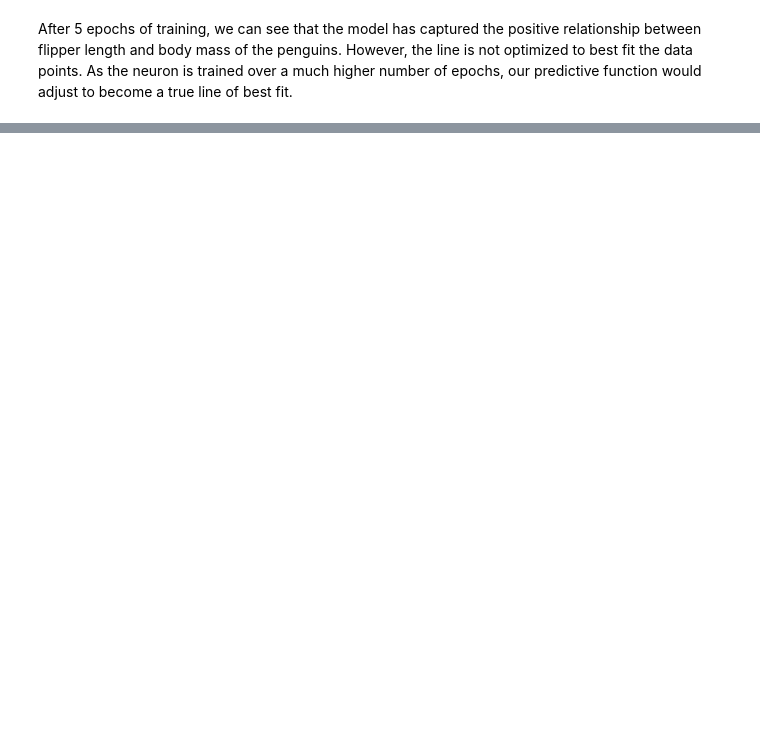
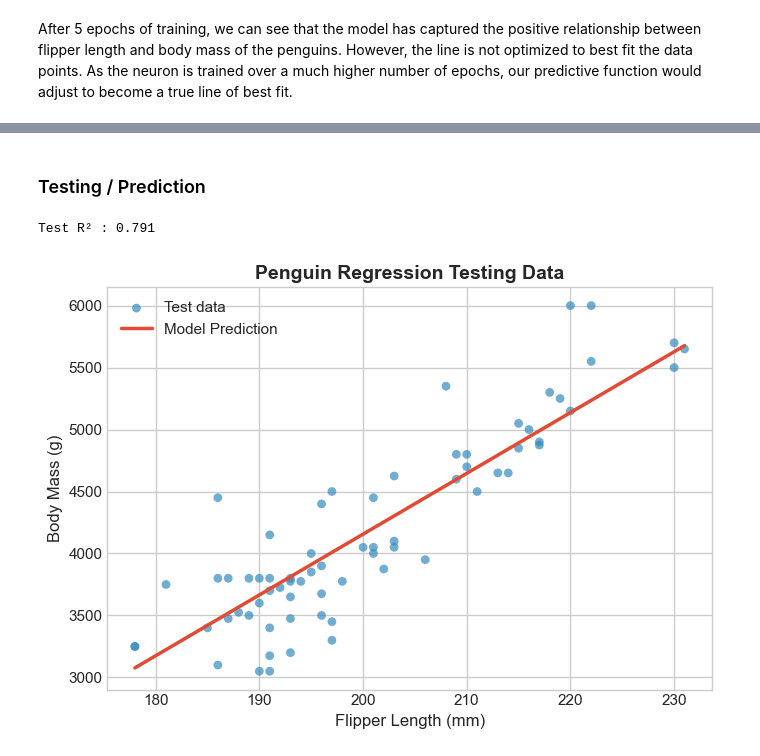
Before and after one commit to jonathanwoo17/INDE-577-F25, a Jupyter notebook: notebooks/2_linear_regression_demo.ipynb, the cells around one changed output, grey strips where cells are left out. Cells and saved outputs as stored; diff of their text form; code cells hidden in the pictures; blank space fills up the shorter version.

```diff
--- a/notebooks/2_linear_regression_demo.ipynb
+++ b/notebooks/2_linear_regression_demo.ipynb
@@ -211,0 +298,44 @@ MSE by epoch: [3630929.1   538193.2   203266.36  167118.71  163258.02]
+# %% [markdown]
+### Testing / Prediction
+# %%
+from sklearn.metrics import r2_score
+
+# Predict on the (already scaled) test features
+y_pred_test = model.predict(X_test)   # X_test was scaled with `scaler.transform(...)`
+
+# Evaluate
+r2  = r2_score(y_test, y_pred_test)
+
+print(f"Test R² : {r2:.3f}")
+
+# Plot test scatter + model line (axes in original units)
+plt.style.use("seaborn-v0_8-whitegrid")
+fig, ax = plt.subplots(figsize=(7,5))
+
+# scatter in original units
+ax.scatter(
+    test_df["flipper_length_mm"],  # original mm
+    y_test,                        # grams
+    s=40, color="#348ABD", alpha=0.7, edgecolor="none", label="Test data"
+)
+
+# model line: build x in mm, scale it, predict, plot against mm
+x_line = np.linspace(
+    test_df["flipper_length_mm"].min(),
+    test_df["flipper_length_mm"].max(),
+    200
+).reshape(-1, 1)
+x_line_scaled = scaler.transform(x_line)
+y_line = model.predict(x_line_scaled)
+
+ax.plot(x_line, y_line, color="#E24A33", linewidth=2.5, label="Model Prediction")
+
+ax.set_title("Penguin Regression Testing Data", fontsize=14, weight="bold")
+ax.set_xlabel("Flipper Length (mm)")
+ax.set_ylabel("Body Mass (g)")
+ax.legend()
+plt.tight_layout()
+plt.show()
+# %% [output]
+Test R² : 0.791
+[figure, added]
```
Also changed, not shown: parts of 11 cells of this notebook.
